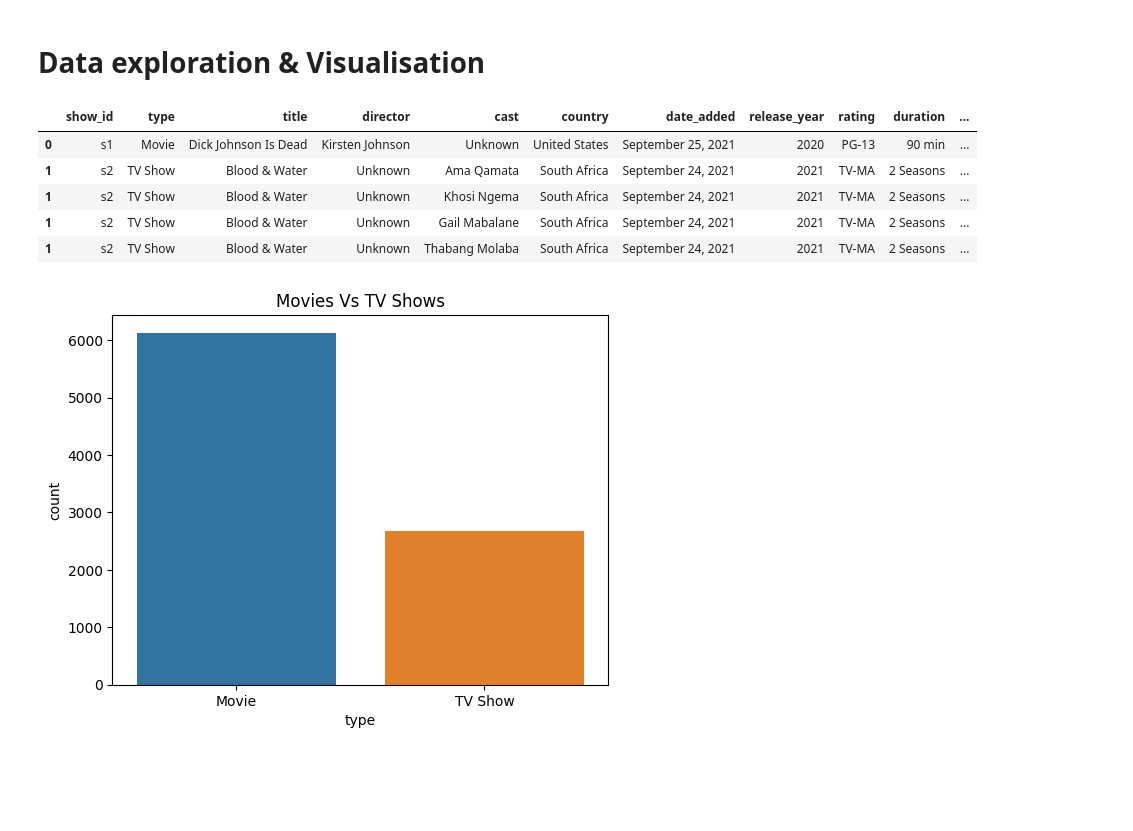
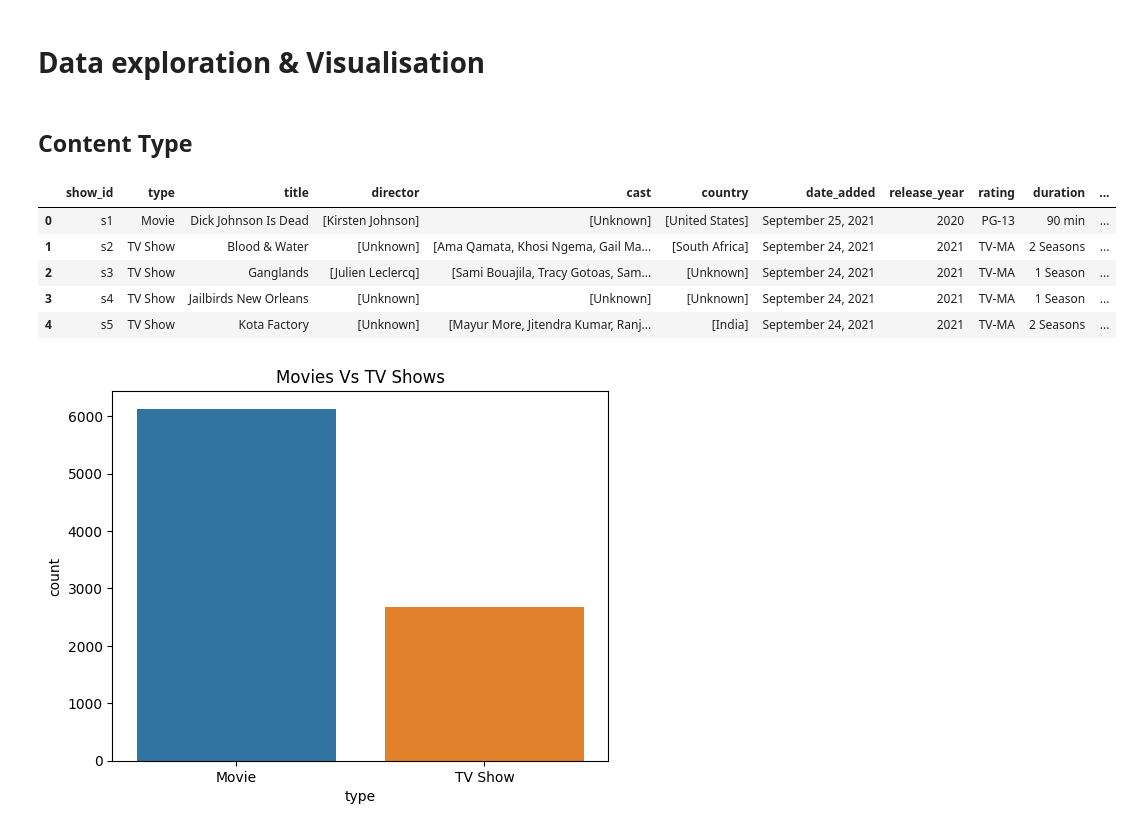
Before and after one commit to shahzarhusain/netflix_data_analysis, a Jupyter notebook: Netflix_analysis.ipynb, the cells around one changed output. Saved outputs shown, nothing was run; the diff lists cells and outputs as text; code cells hidden in the pictures; blank space fills up the shorter version.

```diff
--- a/Netflix_analysis.ipynb
+++ b/Netflix_analysis.ipynb
@@ -207,5 +202,6 @@ Series([], dtype: float64)
 # %%
-# as we have nested data in below columns and these are saved as a string. We will use the split function to convert them into list and then explode the rows
+# as we have nested data in below columns and these are saved as a string. We will use the split function to convert them into list and then explode the rows as per the requirement
 df['director'] = df['director'].str.split(',')
 df['cast'] = df['cast'].str.split(',')
 df['listed_in'] = df['listed_in'].str.split(',')
+df['country'] = df['country'].str.split(',')
@@ -246,15 +211,17 @@ data_missing(exploded_df)
 Series([], dtype: float64)
 # %% [markdown]
 # Data exploration & Visualisation
+# %% [markdown]
+## Content Type
 # %%
-exploded_df.head()
+df.head()
 # %% [output]
 |  | show_id | type | title | director | cast | country | date_added | release_year | rating | duration | ... |
-| 0 | s1 | Movie | Dick Johnson Is Dead | Kirsten Johnson | Unknown | United States | September 25, 2021 | 2020 | PG-13 | 90 min | ... |
-| 1 | s2 | TV Show | Blood & Water | Unknown | Ama Qamata | South Africa | September 24, 2021 | 2021 | TV-MA | 2 Seasons | ... |
-| 1 | s2 | TV Show | Blood & Water | Unknown | Khosi Ngema | South Africa | September 24, 2021 | 2021 | TV-MA | 2 Seasons | ... |
-| 1 | s2 | TV Show | Blood & Water | Unknown | Gail Mabalane | South Africa | September 24, 2021 | 2021 | TV-MA | 2 Seasons | ... |
-| 1 | s2 | TV Show | Blood & Water | Unknown | Thabang Molaba | South Africa | September 24, 2021 | 2021 | TV-MA | 2 Seasons | ... |
+| 0 | s1 | Movie | Dick Johnson Is Dead | [Kirsten Johnson] | [Unknown] | [United States] | September 25, 2021 | 2020 | PG-13 | 90 min | ... |
+| 1 | s2 | TV Show | Blood & Water | [Unknown] | [Ama Qamata, Khosi Ngema, Gail Ma... | [South Africa] | September 24, 2021 | 2021 | TV-MA | 2 Seasons | ... |
+| 2 | s3 | TV Show | Ganglands | [Julien Leclercq] | [Sami Bouajila, Tracy Gotoas, Sam... | [Unknown] | September 24, 2021 | 2021 | TV-MA | 1 Season | ... |
+| 3 | s4 | TV Show | Jailbirds New Orleans | [Unknown] | [Unknown] | [Unknown] | September 24, 2021 | 2021 | TV-MA | 1 Season | ... |
+| 4 | s5 | TV Show | Kota Factory | [Unknown] | [Mayur More, Jitendra Kumar, Ranj... | [India] | September 24, 2021 | 2021 | TV-MA | 2 Seasons | ... |
 # %%
 sns.countplot(data = df, x = 'type')  # used the original dataset as the exploded dataset will have duplicate rows for same movie/TV show
 plt.title('Movies Vs TV Shows')
```
Also changed, not shown: parts of 70 cells of this notebook.
